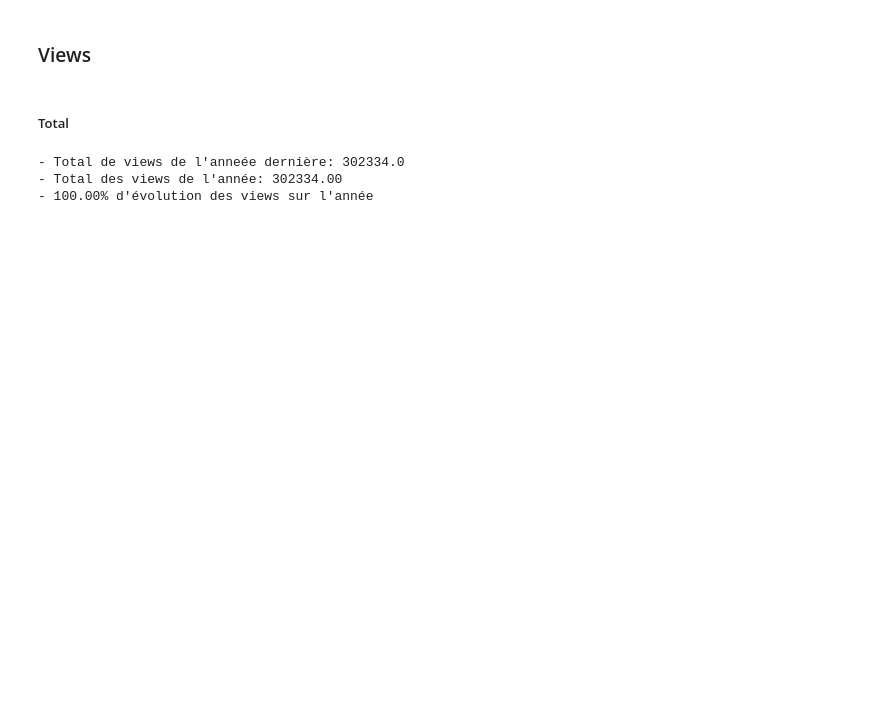
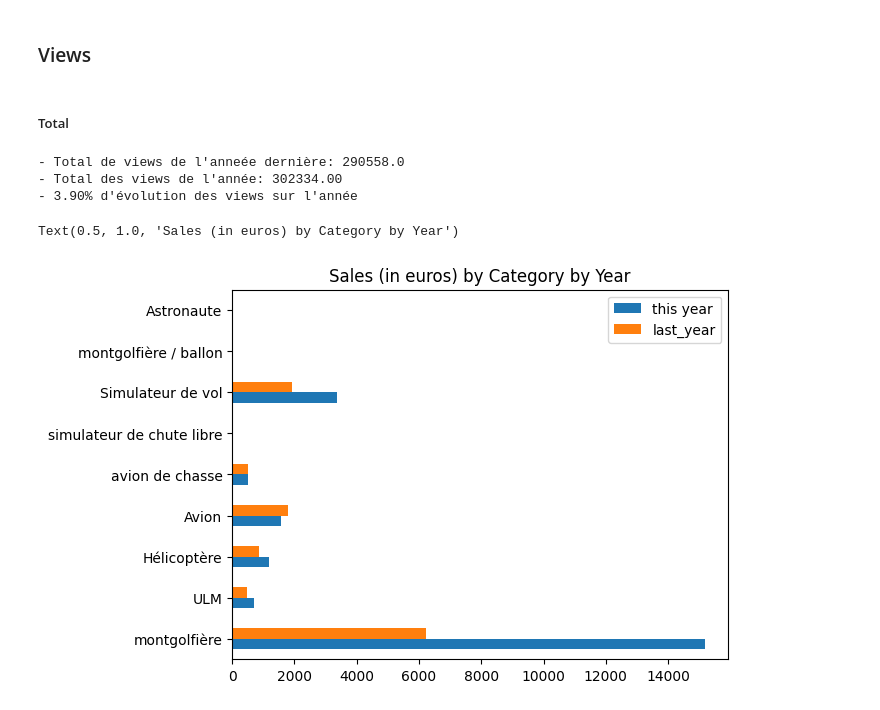
Before and after one commit to Alhuin/SmartBoxAnalysis, a Jupyter notebook: SmartBoxAnalysis.ipynb, the cells around one changed output. Drawn from its saved outputs; the diff is of its cells as text; code cells hidden in the pictures; blank space fills up the shorter version.

```diff
--- a/SmartBoxAnalysis.ipynb
+++ b/SmartBoxAnalysis.ipynb
@@ -123,13 +126,23 @@ print(f'- {format(last_year_sales * 100 / year_sales, ".2f")}% d\'évolution des
 # %% [markdown]
 ##### Total
 # %%
-last_year_views = sales["Views"].sum()
+last_year_views = sales["Views Last Year"].sum()
 year_views = sales["Views"].sum()
 
 print(f"- Total de views de l'anneée dernière: {last_year_views}")
 print(f"- Total des views de l'année: {format(year_views, '.2f')}")
-print(f'- {format(last_year_views * 100 / year_views, ".2f")}% d\'évolution des views sur l\'année')
+print(f'- {format(100 - last_year_views * 100 / year_views, ".2f")}% d\'évolution des views sur l\'année')
 # %% [output]
-- Total de views de l'anneée dernière: 302334.0
+- Total de views de l'anneée dernière: 290558.0
 - Total des views de l'année: 302334.00
-- 100.00% d'évolution des views sur l'année
+- 3.90% d'évolution des views sur l'année
+# %%
+sales_by_category = sales.groupby("Category")["Sales"].mean()
+sales_by_category_last_year = sales.groupby("Category")["Sales Last Year"].mean()
+categories = sales["Category"].unique()
+df = pd.DataFrame({"this year": sales_by_category, "last_year":sales_by_category_last_year}, index=categories)
+ax = df.plot.barh()
+ax.set_title("Sales (in euros) by Category by Year")
+# %% [output]
+Text(0.5, 1.0, 'Sales (in euros) by Category by Year')
+[figure, added]
```
Also changed, not shown: parts of 4 cells of this notebook.
